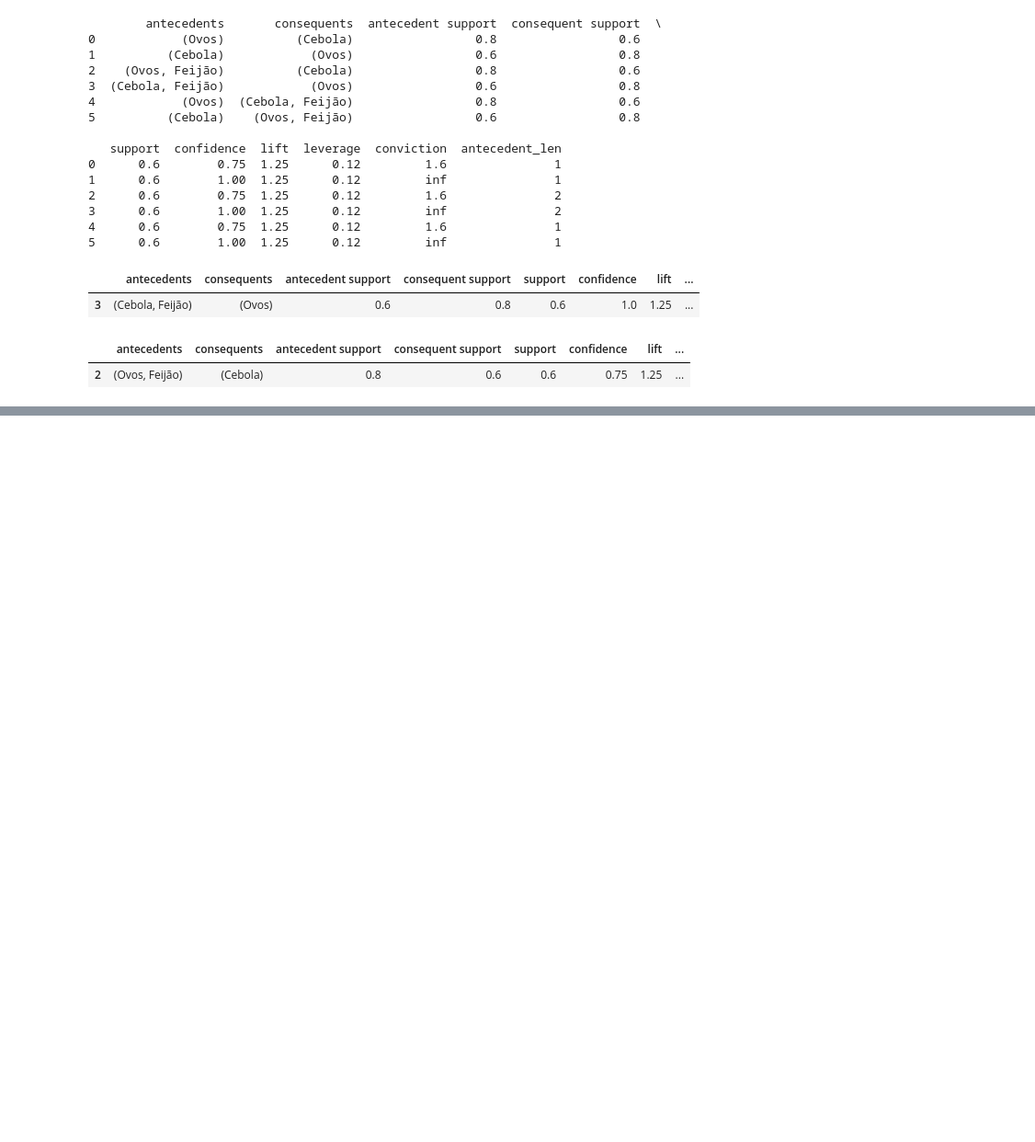
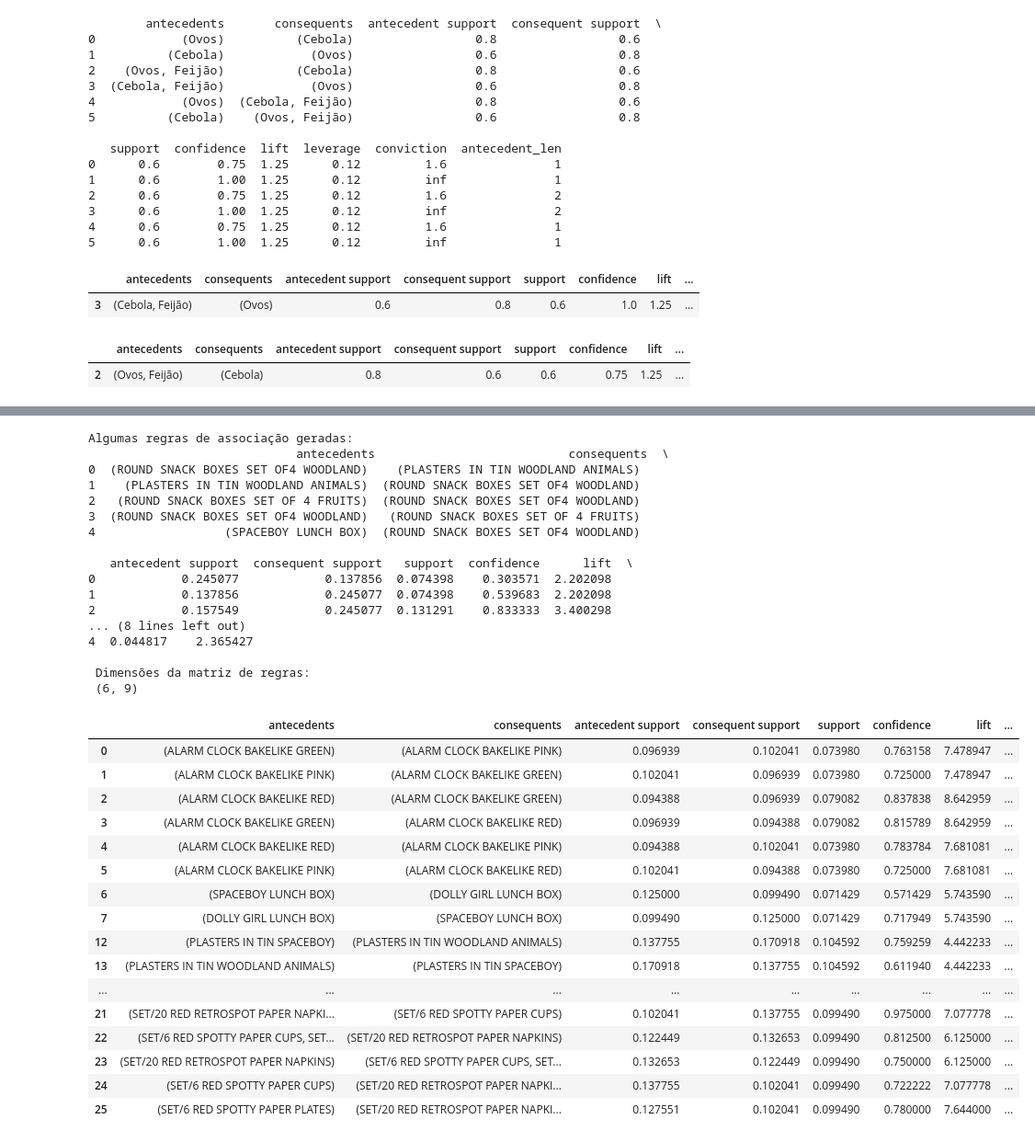
Before and after one commit to Lucaasfelipe/Machine-learning, a Jupyter notebook: Regras de associação.ipynb, the cells around one changed output, grey strips where cells are left out. Shown at 92% size. Drawn from its saved outputs; the diff is of its cells as text; code cells hidden in the pictures; blank space fills up the shorter version.

```diff
--- a/Regras de associação.ipynb
+++ b/Regras de associação.ipynb
@@ -139,0 +169,6 @@ rules [rules['antecedents']== {'Ovos', 'Feijão'}]
+# %%
+basket = (df[df['Country'] == 'France']
+          .groupby(['InvoiceNo', 'Description']) ['Quantity']
+          .sum().unstack().reset_index().fillna(0)
+          .set_index('InvoiceNo'))
+basket.head()
@@ -139,0 +184,10 @@ rules [rules['antecedents']== {'Ovos', 'Feijão'}]
+# %%
+def encode_units (x):
+    if x <= 0:
+        return 0
+    if x >= 1:
+        return 1
+basket_sets = basket.applymap(encode_units)
+basket_sets.drop('POSTAGE', inplace=True, axis=1)
+
+basket_sets.head()
@@ -139,0 +216,9 @@ rules [rules['antecedents']== {'Ovos', 'Feijão'}]
+# %%
+# Gerando frequentes da regra de associação.
+
+frequent_itemsets = apriori(basket_sets, min_support=0.07, use_colnames=True)
+frequent_itemsets
+
+rules = association_rules(frequent_itemsets, metric = 'lift', min_threshold=1)
+print('\nAlgumas regras de associação geradas: \n', rules.head())
+print('\n Dimensões da matriz de regras:\n', rules.shape)
@@ -139,0 +268,6 @@ rules [rules['antecedents']== {'Ovos', 'Feijão'}]
+# %%
+basket2 = (df[df['Country'] == 'Germany']
+          .groupby(['InvoiceNo', 'Description']) ['Quantity']
+          .sum().unstack().reset_index().fillna(0)
+          .set_index('InvoiceNo'))
+basket2.head()
@@ -139,0 +294,46 @@ rules [rules['antecedents']== {'Ovos', 'Feijão'}]
+# %%
+basket_sets2 = basket2.applymap(encode_units)
+basket_sets2.drop('POSTAGE', inplace=True, axis=1)
+frequent_itemsets2 = apriori(basket_sets2,min_support=0.07, use_colnames=True)
+frequent_itemsets2
+
+rules2 = association_rules(frequent_itemsets2, metric = 'lift', min_threshold=1)
+print('\nAlgumas regras de associação geradas: \n', rules2.head())
+print('\n Dimensões da matriz de regras:\n', rules2.shape)
+rules[ (rules ['lift'] >= 4 ) &
+       (rules['confidence'] >= 0.5)]
+# %% [output]
+Algumas regras de associação geradas:
+                             antecedents                           consequents  \
+0  (ROUND SNACK BOXES SET OF4 WOODLAND)    (PLASTERS IN TIN WOODLAND ANIMALS)
+1    (PLASTERS IN TIN WOODLAND ANIMALS)  (ROUND SNACK BOXES SET OF4 WOODLAND)
+2   (ROUND SNACK BOXES SET OF 4 FRUITS)  (ROUND SNACK BOXES SET OF4 WOODLAND)
+3  (ROUND SNACK BOXES SET OF4 WOODLAND)   (ROUND SNACK BOXES SET OF 4 FRUITS)
+4                  (SPACEBOY LUNCH BOX)  (ROUND SNACK BOXES SET OF4 WOODLAND)
+
+   antecedent support  consequent support   support  confidence      lift  \
+0            0.245077            0.137856  0.074398    0.303571  2.202098
+1            0.137856            0.245077  0.074398    0.539683  2.202098
+2            0.157549            0.245077  0.131291    0.833333  3.400298
+... (8 lines left out)
+4  0.044817    2.365427
+
+ Dimensões da matriz de regras:
+ (6, 9)
+|  | antecedents | consequents | antecedent support | consequent support | support | confidence | lift | ... |
+| 0 | (ALARM CLOCK BAKELIKE GREEN) | (ALARM CLOCK BAKELIKE PINK) | 0.096939 | 0.102041 | 0.073980 | 0.763158 | 7.478947 | ... |
+| 1 | (ALARM CLOCK BAKELIKE PINK) | (ALARM CLOCK BAKELIKE GREEN) | 0.102041 | 0.096939 | 0.073980 | 0.725000 | 7.478947 | ... |
+| 2 | (ALARM CLOCK BAKELIKE RED) | (ALARM CLOCK BAKELIKE GREEN) | 0.094388 | 0.096939 | 0.079082 | 0.837838 | 8.642959 | ... |
+| 3 | (ALARM CLOCK BAKELIKE GREEN) | (ALARM CLOCK BAKELIKE RED) | 0.096939 | 0.094388 | 0.079082 | 0.815789 | 8.642959 | ... |
+| 4 | (ALARM CLOCK BAKELIKE RED) | (ALARM CLOCK BAKELIKE PINK) | 0.094388 | 0.102041 | 0.073980 | 0.783784 | 7.681081 | ... |
+| 5 | (ALARM CLOCK BAKELIKE PINK) | (ALARM CLOCK BAKELIKE RED) | 0.102041 | 0.094388 | 0.073980 | 0.725000 | 7.681081 | ... |
+| 6 | (SPACEBOY LUNCH BOX) | (DOLLY GIRL LUNCH BOX) | 0.125000 | 0.099490 | 0.071429 | 0.571429 | 5.743590 | ... |
+| 7 | (DOLLY GIRL LUNCH BOX) | (SPACEBOY LUNCH BOX) | 0.099490 | 0.125000 | 0.071429 | 0.717949 | 5.743590 | ... |
+| 12 | (PLASTERS IN TIN SPACEBOY) | (PLASTERS IN TIN WOODLAND ANIMALS) | 0.137755 | 0.170918 | 0.104592 | 0.759259 | 4.442233 | ... |
+| 13 | (PLASTERS IN TIN WOODLAND ANIMALS) | (PLASTERS IN TIN SPACEBOY) | 0.170918 | 0.137755 | 0.104592 | 0.611940 | 4.442233 | ... |
+| ... | ... | ... | ... | ... | ... | ... | ... | ... |
+| 21 | (SET/20 RED RETROSPOT PAPER NAPKI... | (SET/6 RED SPOTTY PAPER CUPS) | 0.102041 | 0.137755 | 0.099490 | 0.975000 | 7.077778 | ... |
+| 22 | (SET/6 RED SPOTTY PAPER CUPS, SET... | (SET/20 RED RETROSPOT PAPER NAPKINS) | 0.122449 | 0.132653 | 0.099490 | 0.812500 | 6.125000 | ... |
+| 23 | (SET/20 RED RETROSPOT PAPER NAPKINS) | (SET/6 RED SPOTTY PAPER CUPS, SET... | 0.132653 | 0.122449 | 0.099490 | 0.750000 | 6.125000 | ... |
+| 24 | (SET/6 RED SPOTTY PAPER CUPS) | (SET/20 RED RETROSPOT PAPER NAPKI... | 0.137755 | 0.102041 | 0.099490 | 0.722222 | 7.077778 | ... |
+| 25 | (SET/6 RED SPOTTY PAPER PLATES) | (SET/20 RED RETROSPOT PAPER NAPKI... | 0.127551 | 0.102041 | 0.099490 | 0.780000 | 7.644000 | ... |
```
Also changed, not shown: parts of 18 cells of this notebook.
